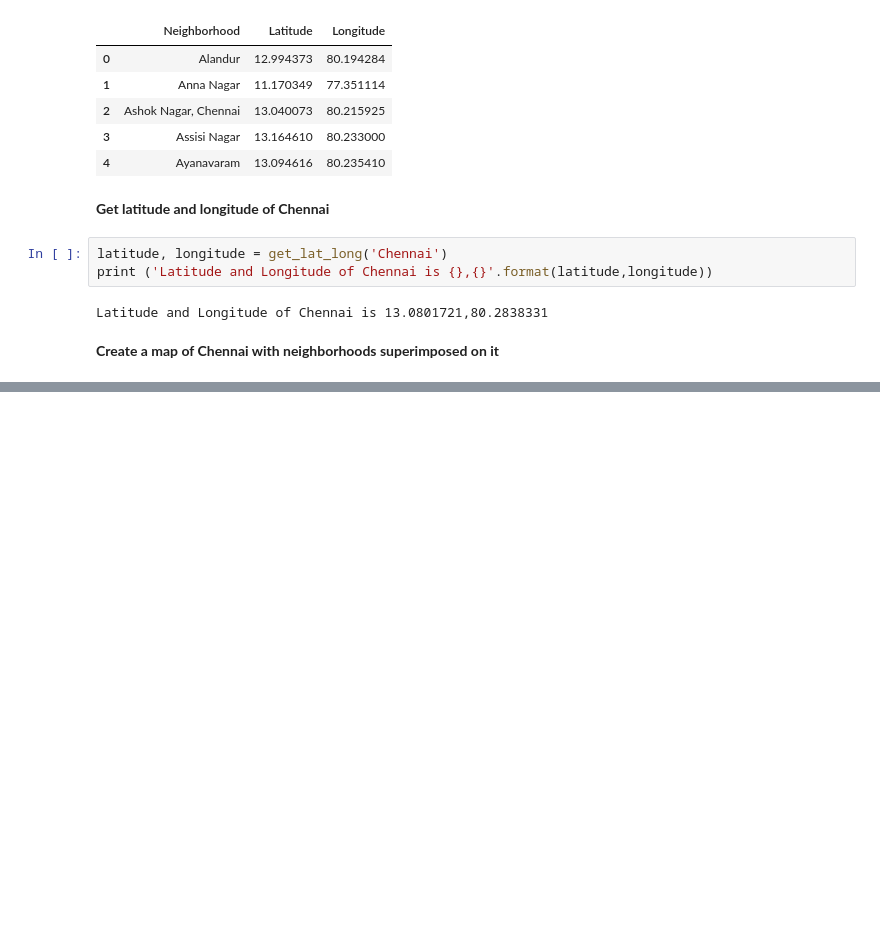
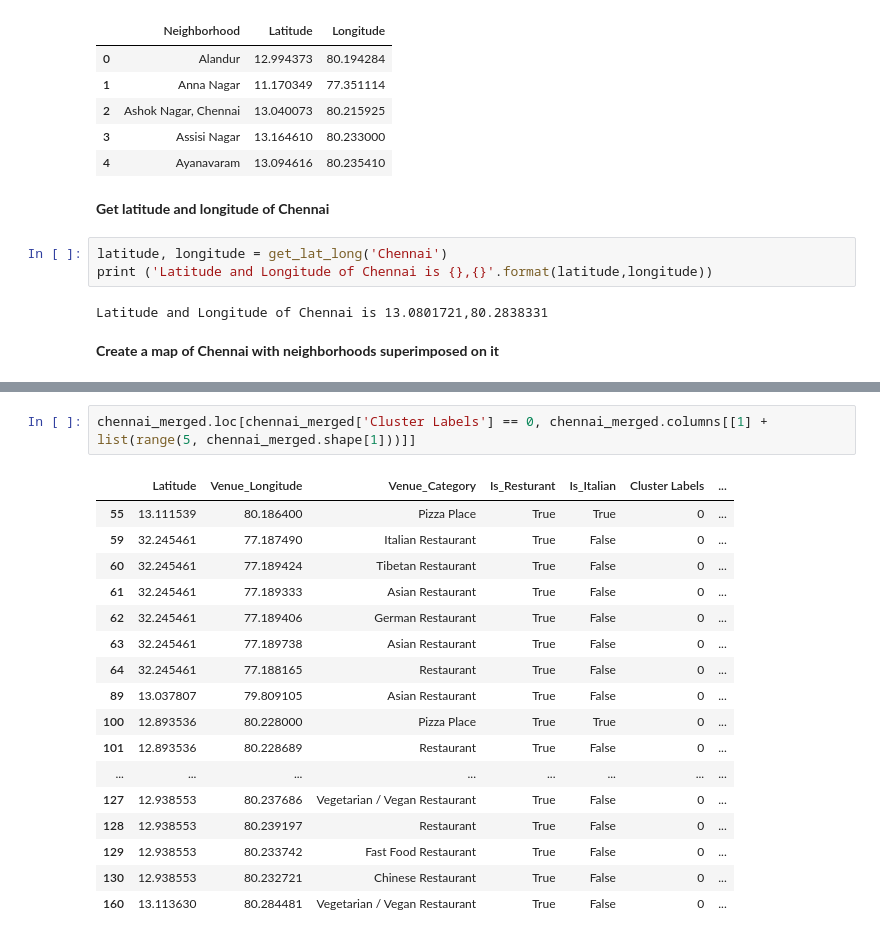
Before and after one commit to pythonraju/Coursera_Capstone, a Jupyter notebook: Capstone_Final_Project_Week2.ipynb, the cells around one changed output, grey strips where cells are left out. Saved outputs shown, nothing was run; the diff lists cells and outputs as text; blank space fills up the shorter version.

```diff
--- a/Capstone_Final_Project_Week2.ipynb
+++ b/Capstone_Final_Project_Week2.ipynb
@@ -122,0 +337,20 @@ chennai_map
+# %%
+chennai_merged.loc[chennai_merged['Cluster Labels'] == 0, chennai_merged.columns[[1] + list(range(5, chennai_merged.shape[1]))]]
+# %% [output]
+|  | Latitude | Venue_Longitude | Venue_Category | Is_Resturant | Is_Italian | Cluster Labels | ... |
+| 55 | 13.111539 | 80.186400 | Pizza Place | True | True | 0 | ... |
+| 59 | 32.245461 | 77.187490 | Italian Restaurant | True | False | 0 | ... |
+| 60 | 32.245461 | 77.189424 | Tibetan Restaurant | True | False | 0 | ... |
+| 61 | 32.245461 | 77.189333 | Asian Restaurant | True | False | 0 | ... |
+| 62 | 32.245461 | 77.189406 | German Restaurant | True | False | 0 | ... |
+| 63 | 32.245461 | 77.189738 | Asian Restaurant | True | False | 0 | ... |
+| 64 | 32.245461 | 77.188165 | Restaurant | True | False | 0 | ... |
+| 89 | 13.037807 | 79.809105 | Asian Restaurant | True | False | 0 | ... |
+| 100 | 12.893536 | 80.228000 | Pizza Place | True | True | 0 | ... |
+| 101 | 12.893536 | 80.228689 | Restaurant | True | False | 0 | ... |
+| ... | ... | ... | ... | ... | ... | ... | ... |
+| 127 | 12.938553 | 80.237686 | Vegetarian / Vegan Restaurant | True | False | 0 | ... |
+| 128 | 12.938553 | 80.239197 | Restaurant | True | False | 0 | ... |
+| 129 | 12.938553 | 80.233742 | Fast Food Restaurant | True | False | 0 | ... |
+| 130 | 12.938553 | 80.232721 | Chinese Restaurant | True | False | 0 | ... |
+| 160 | 13.113630 | 80.284481 | Vegetarian / Vegan Restaurant | True | False | 0 | ... |
```
Also changed, not shown: parts of 22 cells of this notebook.
